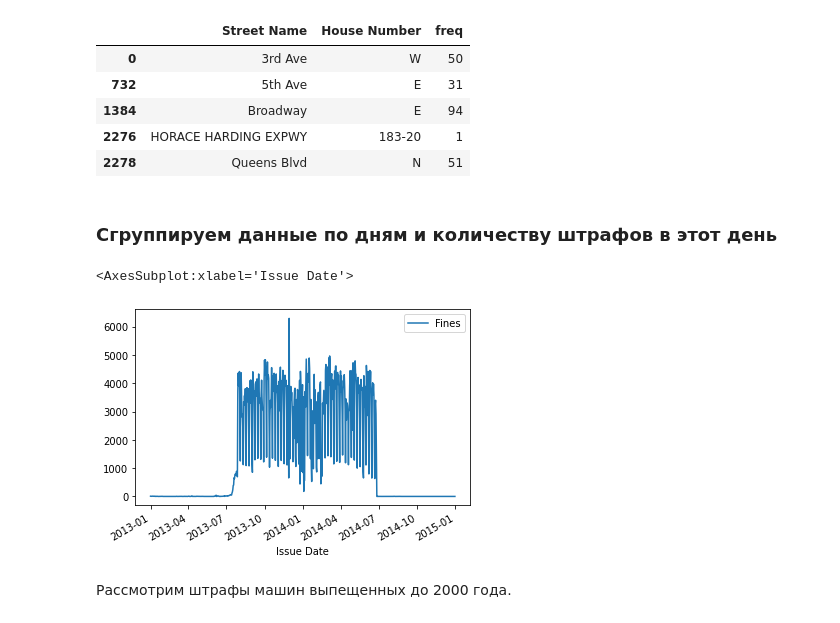
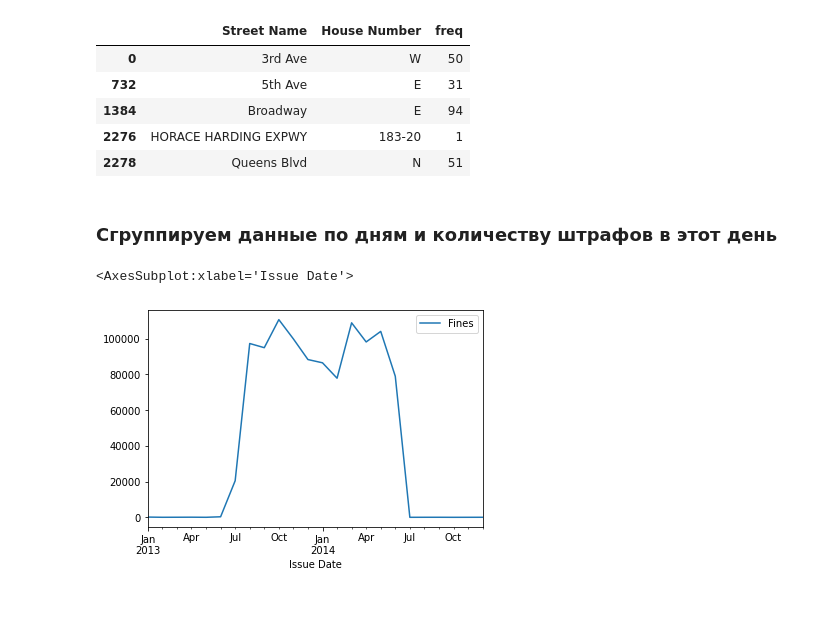
Before and after one commit to FStrean/NYC-Parking-Tickets-Analisis, a Jupyter notebook: NYC-Parking-Tickets-Analisis.ipynb, the cells around one changed output. Cells and saved outputs as stored; diff of their text form; code cells hidden in the pictures.

Commit message:
Now we analize fines by month

```diff
--- a/NYC-Parking-Tickets-Analisis.ipynb
+++ b/NYC-Parking-Tickets-Analisis.ipynb
@@ -314,12 +314,12 @@ dataset.loc[dataset['Street Name'].isin(dataset.loc[(dataset['Vehicle Make']=='H
 | 1384 | Broadway | E | 94 |
 | 2276 | HORACE HARDING EXPWY | 183-20 | 1 |
 | 2278 | Queens Blvd | N | 51 |
-# %% [markdown]
-### Сгруппируем данные по дням и количеству штрафов в этот день
-# %%
-finecount_bydate = pd.DataFrame(dataset['Vehicle Year'].reset_index().groupby(['Issue Date'])['Issue Date'].agg('count')).rename(columns={'Issue Date' : 'Fines'})
-finecount_bydate.plot()
-# %% [output]
-<AxesSubplot:xlabel='Issue Date'>
-[figure, removed]
+# %% [markdown]
+### Сгруппируем данные по дням и количеству штрафов в этот день
+# %%
+finecount_bydate = pd.DataFrame(dataset.reset_index().groupby(['Issue Date'])['Issue Date'].agg('count').groupby(pd.Grouper(freq='M')).agg('sum')).rename(columns={'Issue Date' : 'Fines'})
+finecount_bydate.plot()
+# %% [output]
+<AxesSubplot:xlabel='Issue Date'>
+[figure, added]
 # %%
@@ -335,2 +334,0 @@ finecount_bydate_after2000 = { 'ALL' : pd.DataFrame(dataset.loc[dataset['Vehicle
-# %% [markdown]
-Рассмотрим штрафы машин выпещенных до 2000 года.
```
Also changed, not shown: parts of 106 cells of this notebook.
